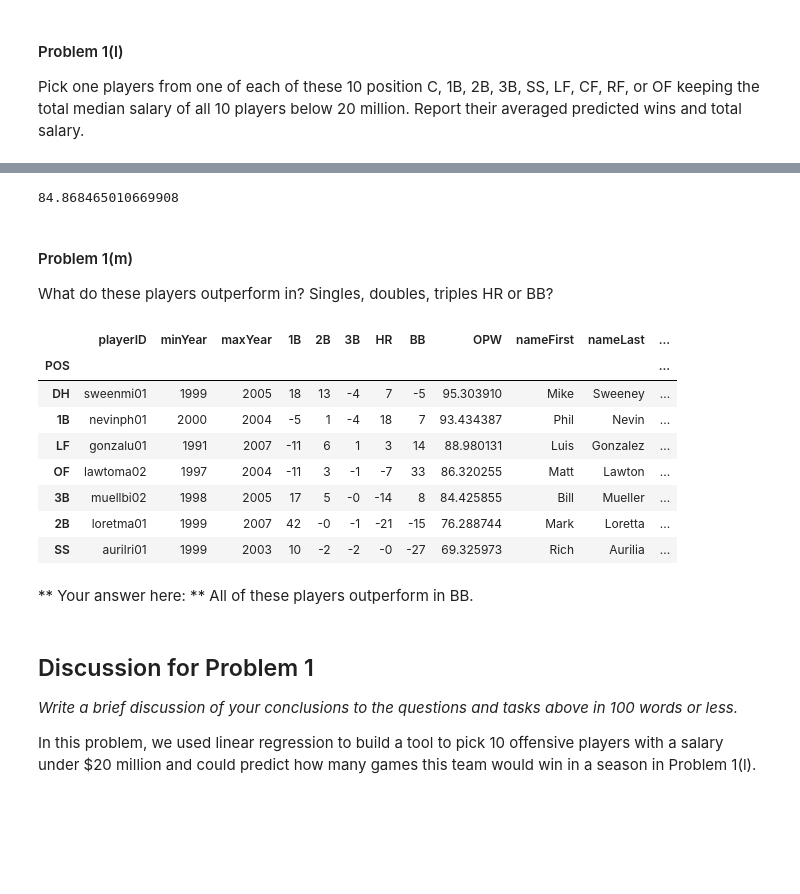
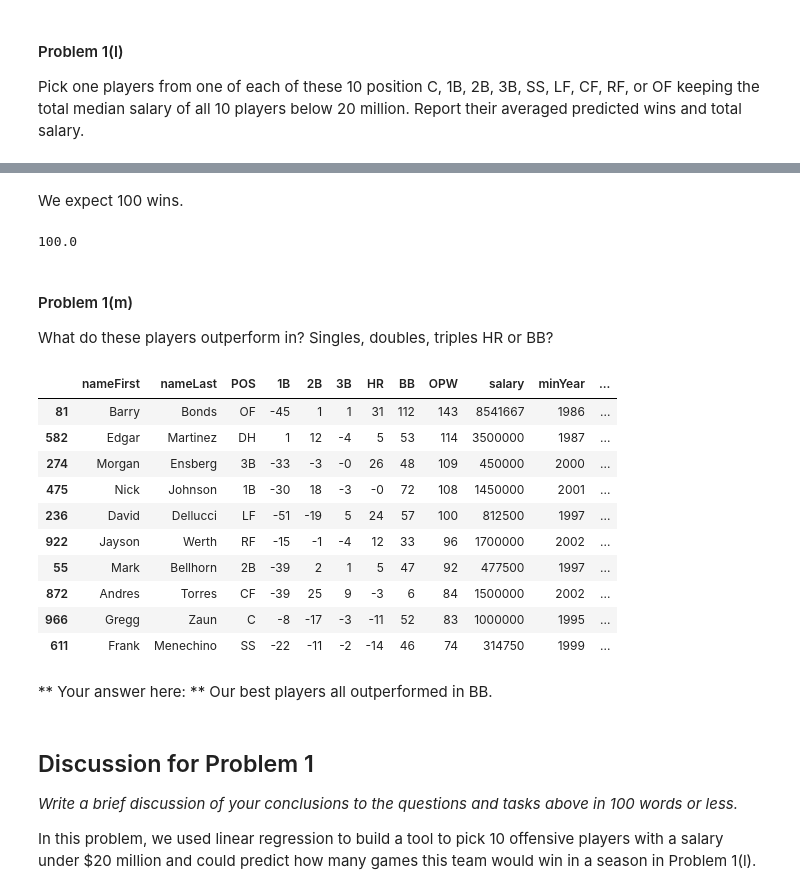
Before and after one commit to cs109/2014, a Jupyter notebook: homework-solutions/HW3-solutions.ipynb, the cells around one changed output, grey strips where cells are left out. Drawn from its saved outputs; the diff is of its cells as text; code cells hidden in the pictures; blank space fills up the shorter version.

```diff
--- a/homework-solutions/HW3-solutions.ipynb
+++ b/homework-solutions/HW3-solutions.ipynb
@@ -387,0 +428,6 @@ topPicks
+# %%
+def getMinSalary(s):
+    return s["salary"].min()
+
+minSalaryByPos = active.groupby('POS').apply(getMinSalary)
+minSalaryByPos.sort(ascending=False)
@@ -387,0 +436,3 @@ topPicks
+# %%
+posleft = list(minSalaryByPos.index)
+print posleft
@@ -387,0 +443,2 @@ topPicks
+# %%
+moneyleft = 20*10**6
@@ -387,0 +447,23 @@ topPicks
+# %%
+# indexes will contain the indexes of the players we chose
+indexes=[]
+
+for i in range(len(posleft)):
+
+    # you need to have at least this much left to not go over in the next picks
+    maxmoney = moneyleft - sum([minSalaryByPos[x] for x in posleft[:-1] ])
+
+    # consider only players in positions we have not selected
+    index = [True if elem in posleft else False for elem in active.POS.values]
+    left = active[index & (active.salary <= maxmoney)]
+
+    # pick the one that stands out the most from what is expected given his salary
+    j = left["resid"].argmax()
+    indexes.append(j)
+
+    # remove position we just filled from posleft
+    posleft.remove(left.loc[j].POS)
+    moneyleft = moneyleft - left.loc[j].salary
+
+topPicks=active.loc[indexes,:]
+topPicks=topPicks.sort(["OPW"],ascending=False)
@@ -392,7 +476,9 @@ topPicks['salary'].sum()
+# %% [markdown]
+We expect 100 wins.
 # %%
-topPicks['OPW'].mean()
+round(topPicks['OPW'].mean())
 # %% [output]
-84.868465010669908
+100.0
 # %% [markdown]
 #### Problem 1(m)
 
@@ -400,22 +486,25 @@ What do these players outperform in? Singles, doubles, triples HR or BB?
 # %%
 ### Your code here ###
 def round1000(x):
     return np.round(x*1000)
 
 topPicks[["1B","2B","3B", "HR","BB"]] = topPicks[["1B","2B","3B", "HR","BB"]].apply(round1000)
-topPicks
+topPicks[["OPW"]] = np.round(topPicks[["OPW"]])
+topPicks[["nameFirst","nameLast","POS","1B","2B","3B", "HR","BB","OPW","salary","minYear","maxYear"]]
 # %% [output]
-|  | playerID | minYear | maxYear | 1B | 2B | 3B | HR | BB | OPW | nameFirst | nameLast | ... |
-| POS |  |  |  |  |  |  |  |  |  |  |  | ... |
-| DH | sweenmi01 | 1999 | 2005 | 18 | 13 | -4 | 7 | -5 | 95.303910 | Mike | Sweeney | ... |
-| 1B | nevinph01 | 2000 | 2004 | -5 | 1 | -4 | 18 | 7 | 93.434387 | Phil | Nevin | ... |
-| LF | gonzalu01 | 1991 | 2007 | -11 | 6 | 1 | 3 | 14 | 88.980131 | Luis | Gonzalez | ... |
-| OF | lawtoma02 | 1997 | 2004 | -11 | 3 | -1 | -7 | 33 | 86.320255 | Matt | Lawton | ... |
-| 3B | muellbi02 | 1998 | 2005 | 17 | 5 | -0 | -14 | 8 | 84.425855 | Bill | Mueller | ... |
-| 2B | loretma01 | 1999 | 2007 | 42 | -0 | -1 | -21 | -15 | 76.288744 | Mark | Loretta | ... |
-| SS | aurilri01 | 1999 | 2003 | 10 | -2 | -2 | -0 | -27 | 69.325973 | Rich | Aurilia | ... |
+|  | nameFirst | nameLast | POS | 1B | 2B | 3B | HR | BB | OPW | salary | minYear | ... |
+| 81 | Barry | Bonds | OF | -45 | 1 | 1 | 31 | 112 | 143 | 8541667 | 1986 | ... |
+| 582 | Edgar | Martinez | DH | 1 | 12 | -4 | 5 | 53 | 114 | 3500000 | 1987 | ... |
+| 274 | Morgan | Ensberg | 3B | -33 | -3 | -0 | 26 | 48 | 109 | 450000 | 2000 | ... |
+| 475 | Nick | Johnson | 1B | -30 | 18 | -3 | -0 | 72 | 108 | 1450000 | 2001 | ... |
+| 236 | David | Dellucci | LF | -51 | -19 | 5 | 24 | 57 | 100 | 812500 | 1997 | ... |
+| 922 | Jayson | Werth | RF | -15 | -1 | -4 | 12 | 33 | 96 | 1700000 | 2002 | ... |
+| 55 | Mark | Bellhorn | 2B | -39 | 2 | 1 | 5 | 47 | 92 | 477500 | 1997 | ... |
+| 872 | Andres | Torres | CF | -39 | 25 | 9 | -3 | 6 | 84 | 1500000 | 2002 | ... |
+| 966 | Gregg | Zaun | C | -8 | -17 | -3 | -11 | 52 | 83 | 1000000 | 1995 | ... |
+| 611 | Frank | Menechino | SS | -22 | -11 | -2 | -14 | 46 | 74 | 314750 | 1999 | ... |
 # %% [markdown]
-** Your answer here: ** All of these players outperform in BB.
+** Your answer here: ** Our best players all outperformed in BB.
 # %% [markdown]
 ## Discussion for Problem 1
 
```
Also changed, not shown: parts of 33 cells of this notebook.
